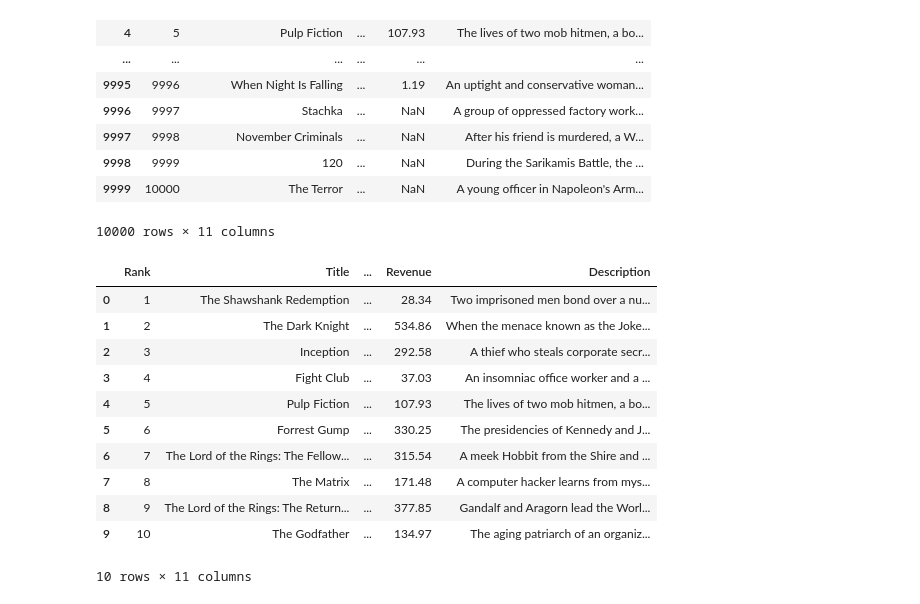
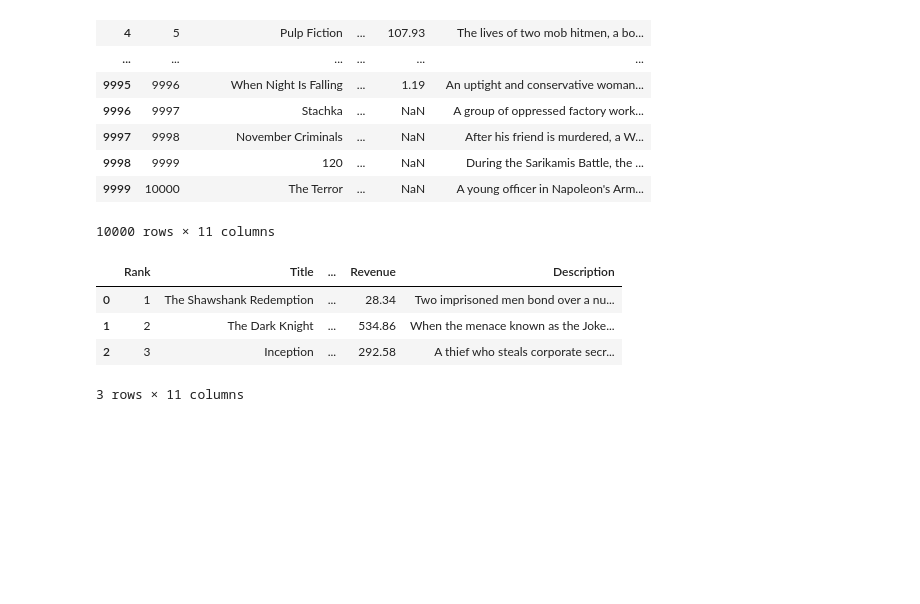
Before and after one commit to ElSirGuti/curso-udemy-ciencia-de-datos-y-ml, a Jupyter notebook: ejercicio_2.ipynb, the cells around one changed output. Drawn from its saved outputs; the diff is of its cells as text; code cells hidden in the pictures; blank space fills up the shorter version.

```diff
--- a/ejercicio_2.ipynb
+++ b/ejercicio_2.ipynb
@@ -60,18 +60,11 @@ df
 | 9999 | 10000 | The Terror | ... | NaN | A young officer in Napoleon's Arm... |
 10000 rows × 11 columns
 # %%
-df.head(10)
+df.head(3)
 # %% [output]
 |  | Rank | Title | ... | Revenue | Description |
 | 0 | 1 | The Shawshank Redemption | ... | 28.34 | Two imprisoned men bond over a nu... |
 | 1 | 2 | The Dark Knight | ... | 534.86 | When the menace known as the Joke... |
 | 2 | 3 | Inception | ... | 292.58 | A thief who steals corporate secr... |
-| 3 | 4 | Fight Club | ... | 37.03 | An insomniac office worker and a ... |
-| 4 | 5 | Pulp Fiction | ... | 107.93 | The lives of two mob hitmen, a bo... |
-| 5 | 6 | Forrest Gump | ... | 330.25 | The presidencies of Kennedy and J... |
-| 6 | 7 | The Lord of the Rings: The Fellow... | ... | 315.54 | A meek Hobbit from the Shire and ... |
-| 7 | 8 | The Matrix | ... | 171.48 | A computer hacker learns from mys... |
-| 8 | 9 | The Lord of the Rings: The Return... | ... | 377.85 | Gandalf and Aragorn lead the Worl... |
-| 9 | 10 | The Godfather | ... | 134.97 | The aging patriarch of an organiz... |
-10 rows × 11 columns
+3 rows × 11 columns
 # %%
```
Also changed, not shown: parts of 99 cells of this notebook, 3 other files.
